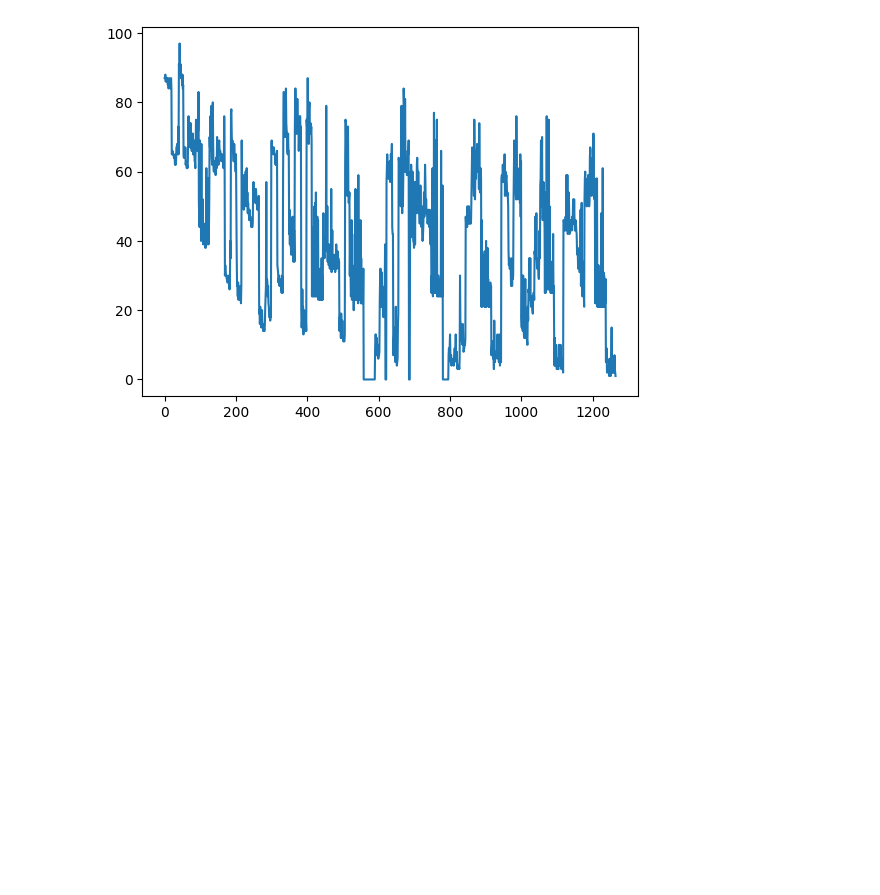
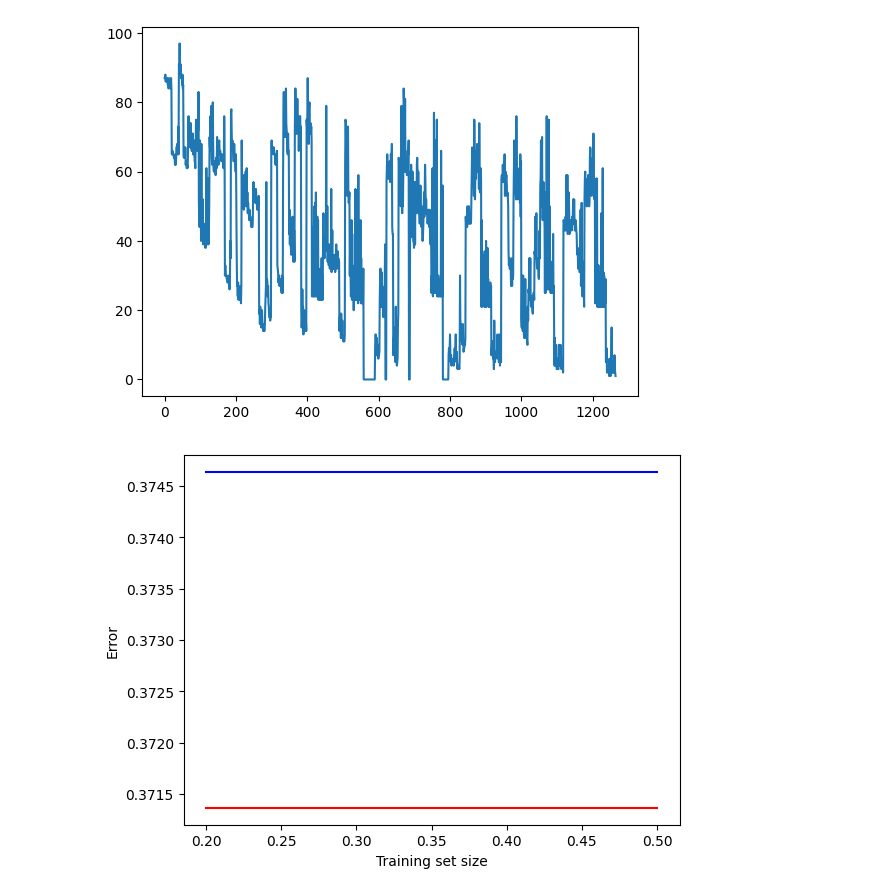
Before and after one commit to palswayam5/Recommender-System, a Jupyter notebook: main.ipynb, the cells around one changed output. Saved outputs shown, nothing was run; the diff lists cells and outputs as text; code cells hidden in the pictures; blank space fills up the shorter version.

Commit message:
did plotting of learning curves but there might be some issue

```diff
--- a/main.ipynb
+++ b/main.ipynb
@@ -252,3 +252,8 @@ df['popularity'].plot()
 # %% [output]
 <AxesSubplot:>
 [figure]
+# %%
+import main as m
+plot_learning_curve = m.Learning_Curves(X_train,y_train,1012)
+# %% [output]
+[figure, added]
```
Also changed, not shown: 1 other file.
